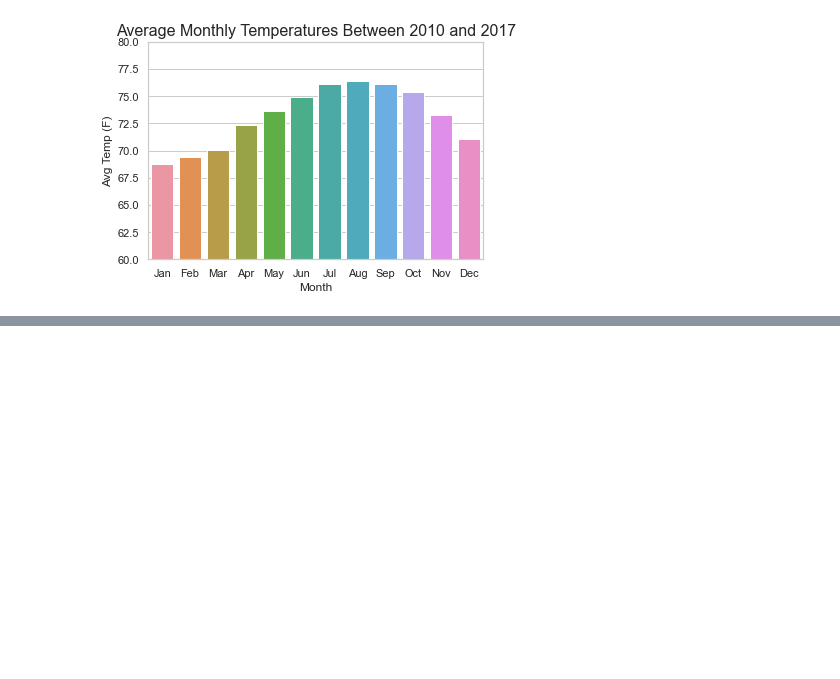
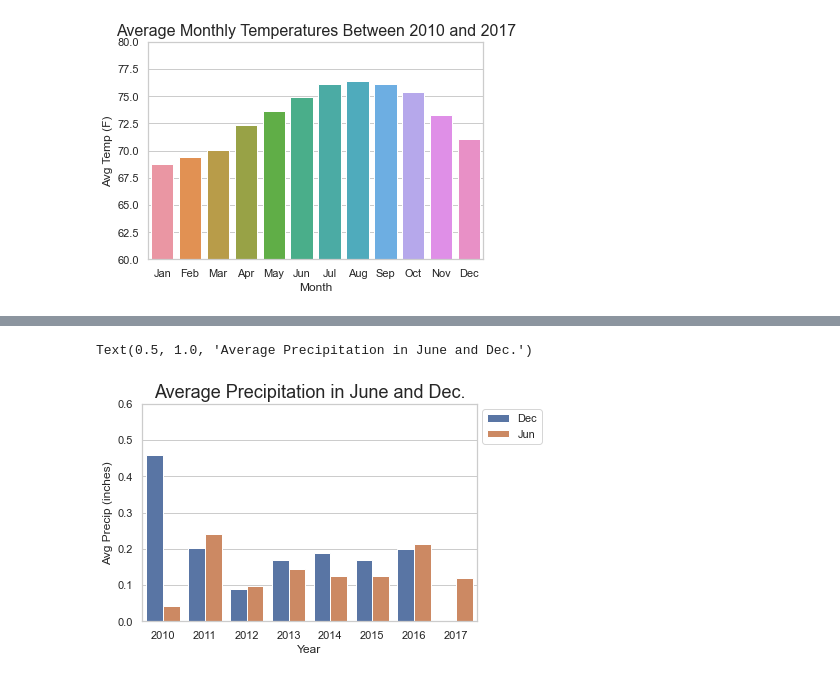
Before and after one commit to wattsr1/Surf-Ice-Cream-Shop-Analysis, a Jupyter notebook: SurfsUp_Challenge.ipynb, the cells around one changed output, grey strips where cells are left out. Saved outputs shown, nothing was run; the diff lists cells and outputs as text; code cells hidden in the pictures; blank space fills up the shorter version.

Commit message:
Update query coding and add additional precip data

```diff
--- a/SurfsUp_Challenge.ipynb
+++ b/SurfsUp_Challenge.ipynb
@@ -242,0 +326,12 @@ Text(0.5, 1.0, 'Average Monthly Temperatures Between 2010 and 2017')
+# %%
+# Create DataFrame of the average prcp data of June and Dec by year
+# Combine June and Dec dataframes into a single dataframe
+prcp_data = pd.concat([june_prcp_df, dec_prcp_df],ignore_index=True)
+# Convert date column data to datetime format
+prcp_data['date'] = pd.to_datetime(prcp_data['date']).dropna()
+# Create month column for data labelling
+prcp_data['month'] = prcp_data['date'].dt.month_name().str[:3]
+# Confirm datatypes of the precipitation dataframe
+prcp_data.dtypes
+# View new dataframe to confirm format
+prcp_data
@@ -242,0 +352,16 @@ Text(0.5, 1.0, 'Average Monthly Temperatures Between 2010 and 2017')
+# %%
+# Filter precipitation data by month and year and find the mean
+
+avg_prcp = prcp_data.groupby(['month', prcp_data['date'].dt.year]).mean()['prcp']
+# Convert filtered list into a dataframe
+avg_prcp = pd.DataFrame(avg_prcp)
+# Redefine month index into a column
+avg_prcp.reset_index(level=0, inplace=True)
+# Rename reset index column to month and calculated average column to Avg Prcp
+avg_prcp.rename(columns = {'month':'Month', 'prcp':'Avg Prcp'}, inplace = True)
+# Reset year index to column
+avg_prcp.reset_index(level=0, inplace=True)
+# Rename reset index to year
+avg_prcp.rename(columns = {'date':'Year'}, inplace = True)
+# Show new dataframe
+avg_prcp
@@ -242,0 +385,11 @@ Text(0.5, 1.0, 'Average Monthly Temperatures Between 2010 and 2017')
+# %%
+# Create plot of average temps in June and Dec
+sns.set_theme(style="whitegrid")
+sns.barplot(x="Year", y="Avg Prcp", hue='Month', data=avg_prcp)
+plt.ylim(0, .6)
+plt.ylabel('Avg Precip (inches)')
+plt.legend(bbox_to_anchor= (1,1))
+plt.title("Average Precipitation in June and Dec.", fontsize = 18)
+# %% [output]
+Text(0.5, 1.0, 'Average Precipitation in June and Dec.')
+[figure, added]
```
Also changed, not shown: parts of 14 cells of this notebook, 4 other files.
